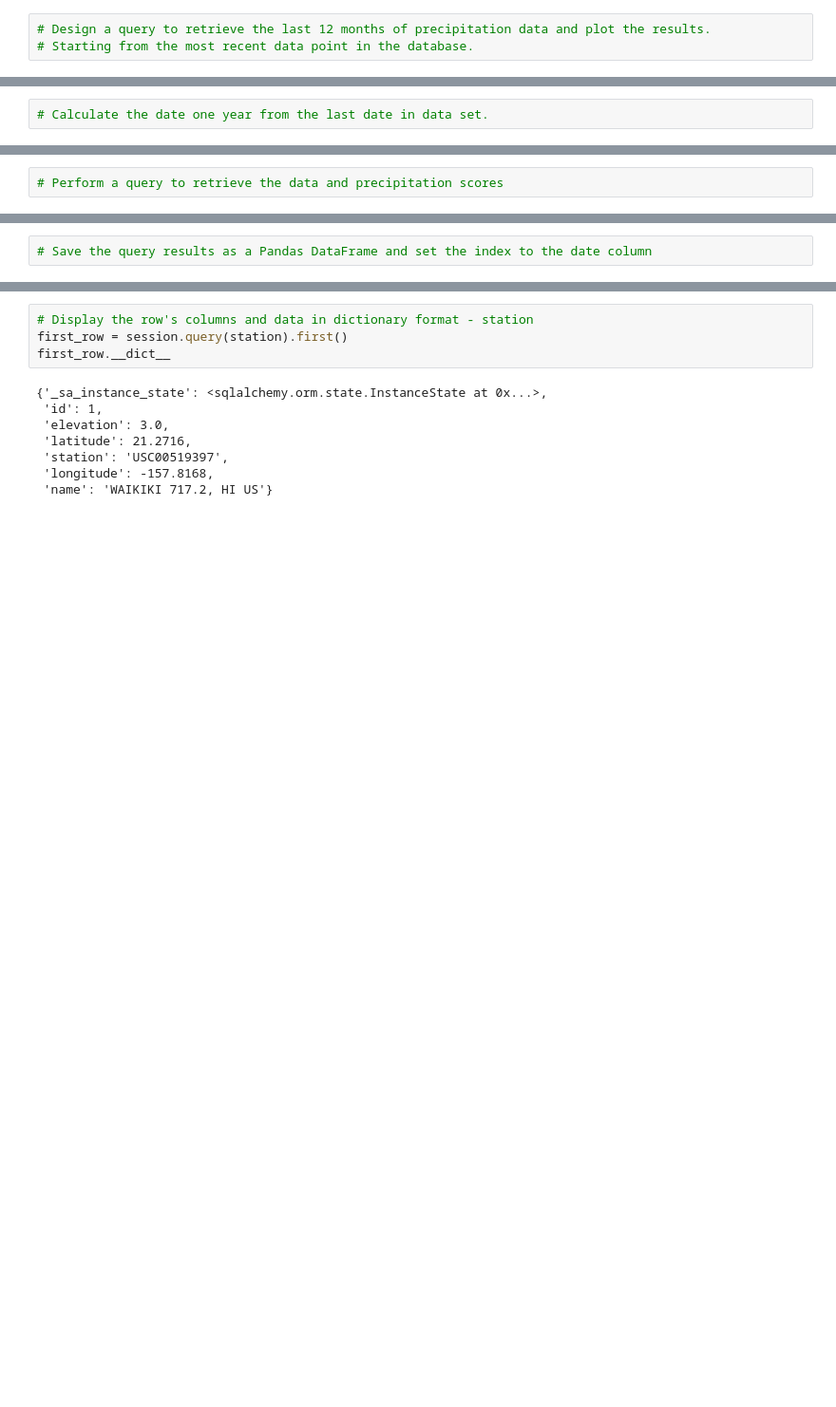
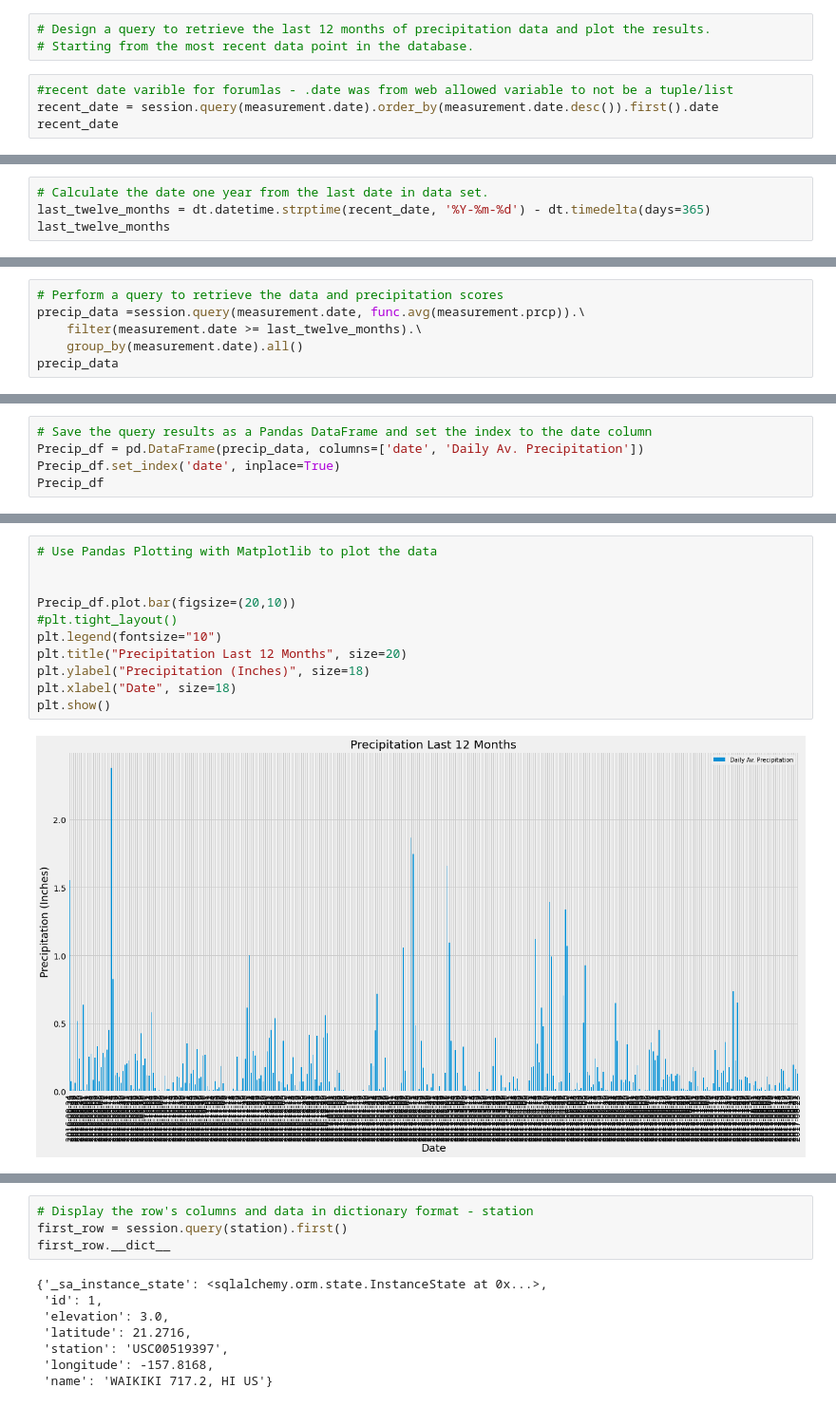
Before and after one commit to SBoyce02/sqlalchemy-challenge, a Jupyter notebook: climate_starter_SB.ipynb, the cells around one changed output, grey strips where cells are left out. Shown at 95% size. Saved outputs shown, nothing was run; the diff lists cells and outputs as text; blank space fills up the shorter version.

```diff
--- a/climate_starter_SB.ipynb
+++ b/climate_starter_SB.ipynb
@@ -63,3 +76,7 @@ session.query(measurement.date).order_by(measurement.date).first()
 # %%
 # Design a query to retrieve the last 12 months of precipitation data and plot the results.
 # Starting from the most recent data point in the database.
+# %%
+#recent date varible for forumlas - .date was from web allowed variable to not be a tuple/list
+recent_date = session.query(measurement.date).order_by(measurement.date.desc()).first().date
+recent_date
@@ -66,2 +85,4 @@ session.query(measurement.date).order_by(measurement.date).first()
 # %%
 # Calculate the date one year from the last date in data set.
+last_twelve_months = dt.datetime.strptime(recent_date, '%Y-%m-%d') - dt.timedelta(days=365)
+last_twelve_months
@@ -68,2 +91,6 @@ session.query(measurement.date).order_by(measurement.date).first()
 # %%
 # Perform a query to retrieve the data and precipitation scores
+precip_data =session.query(measurement.date, func.avg(measurement.prcp)).\
+    filter(measurement.date >= last_twelve_months).\
+    group_by(measurement.date).all()
+precip_data
@@ -70,2 +115,5 @@ session.query(measurement.date).order_by(measurement.date).first()
 # %%
 # Save the query results as a Pandas DataFrame and set the index to the date column
+Precip_df = pd.DataFrame(precip_data, columns=['date', 'Daily Av. Precipitation'])
+Precip_df.set_index('date', inplace=True)
+Precip_df
@@ -73,0 +154,13 @@ session.query(measurement.date).order_by(measurement.date).first()
+# %%
+# Use Pandas Plotting with Matplotlib to plot the data
+
+
+Precip_df.plot.bar(figsize=(20,10))
+#plt.tight_layout()
+plt.legend(fontsize="10")
+plt.title("Precipitation Last 12 Months", size=20)
+plt.ylabel("Precipitation (Inches)", size=18)
+plt.xlabel("Date", size=18)
+plt.show()
+# %% [output]
+[figure, added]
```
Also changed, not shown: parts of 14 cells of this notebook.
